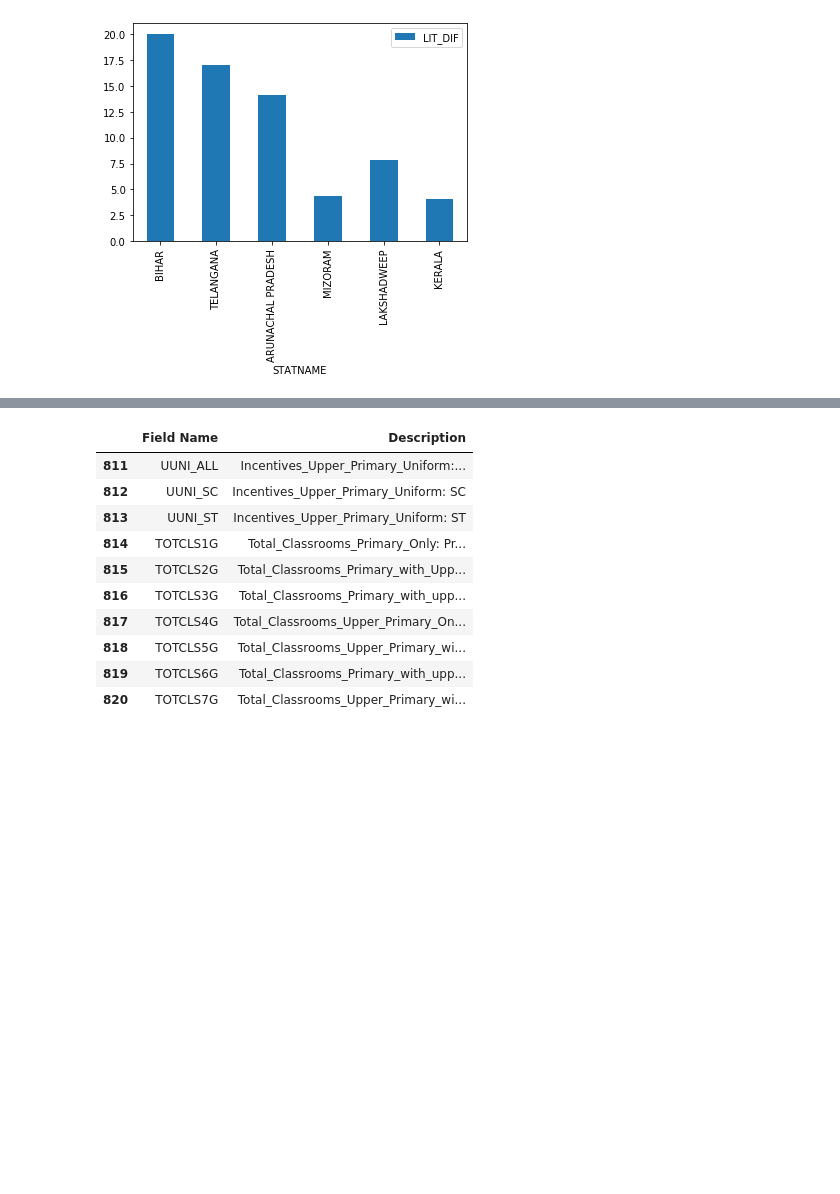
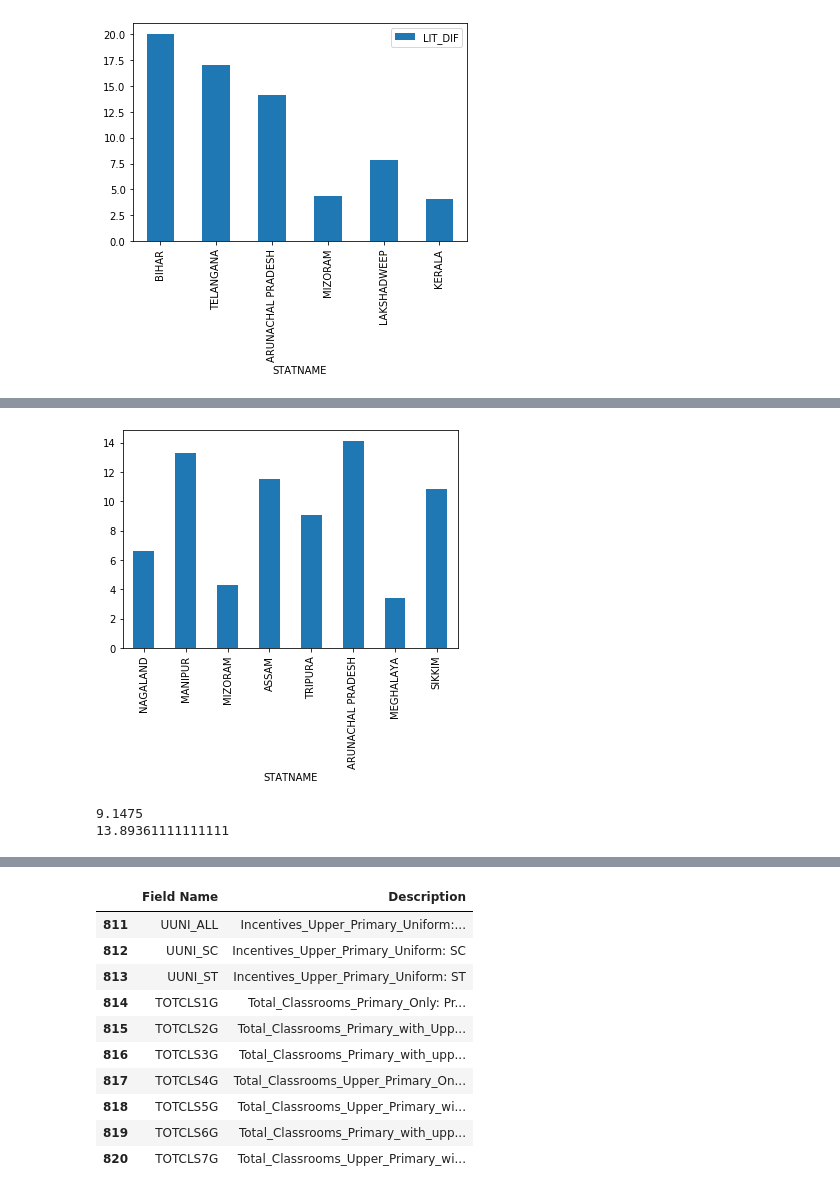
Before and after one commit to rishabh-runwal/education-india, a Jupyter notebook: Education-India.ipynb, the cells around one changed output, grey strips where cells are left out. Drawn from its saved outputs; the diff is of its cells as text; code cells hidden in the pictures; blank space fills up the shorter version.

```diff
--- a/Education-India.ipynb
+++ b/Education-India.ipynb
@@ -168,3 +230,7 @@ li.iloc[[0,1,2,33,34,35]].plot.bar()
 # %% [output]
 <matplotlib.axes._subplots.AxesSubplot at 0x...>
 [figure]
+# %%
+north_east = ['NAGALAND','MANIPUR','MIZORAM','ASSAM','TRIPURA','ARUNACHAL PRADESH','MEGHALAYA','SIKKIM']
+ne_diff_lit = li.loc[north_east,'LIT_DIF' ]
+ne_diff_lit
@@ -170,0 +248,9 @@ li.iloc[[0,1,2,33,34,35]].plot.bar()
+# %%
+ne_diff_lit.plot.bar()
+plt.show()
+print(ne_diff_lit.mean())
+print(*li.mean())
+# %% [output]
+[figure, added]
+9.1475
+13.89361111111111
```
Also changed, not shown: parts of 22 cells of this notebook.
